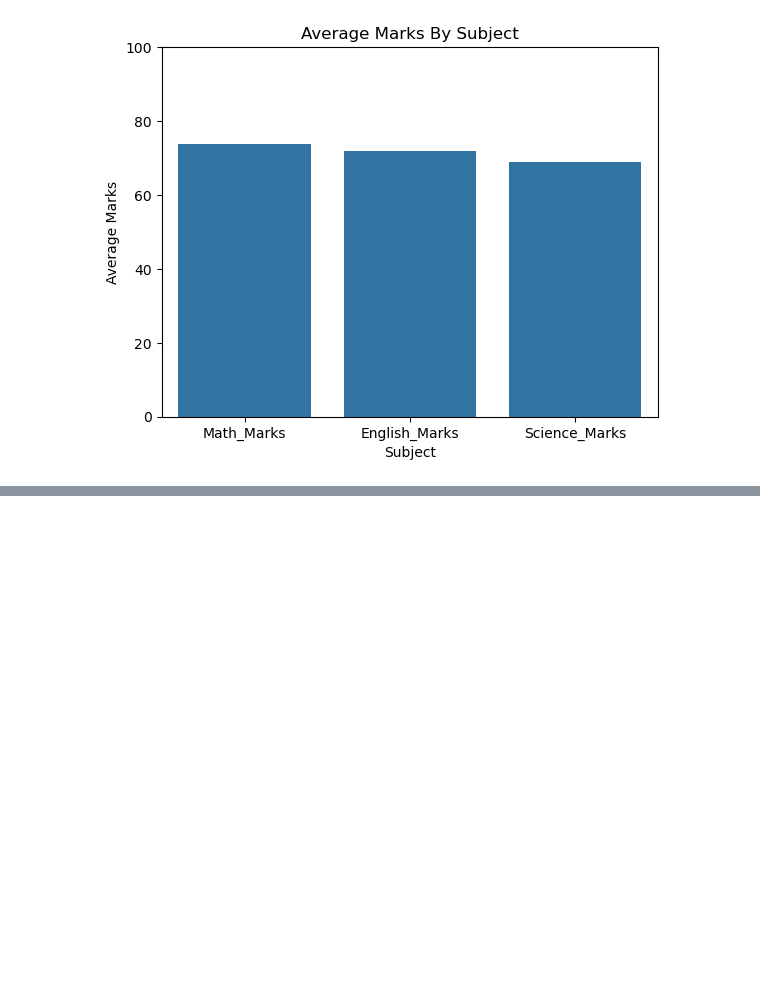
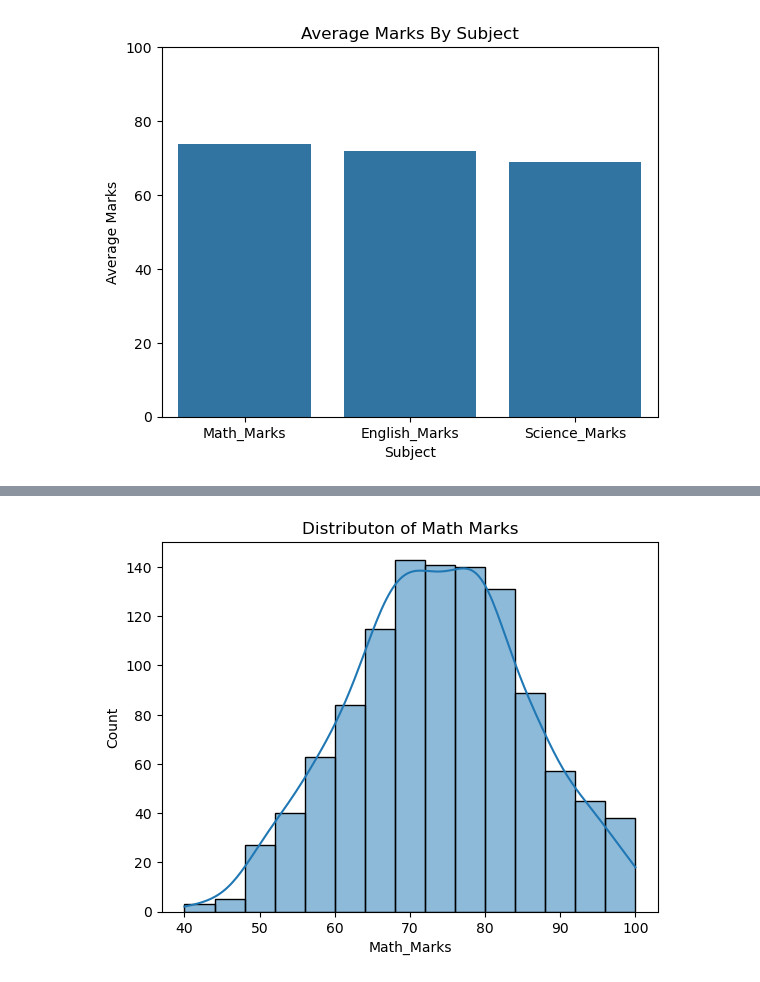
Before and after one commit to yashkumar84/Python-Codes-1, a Jupyter notebook: analysis.ipynb, the cells around one changed output, grey strips where cells are left out. Cells and saved outputs as stored; diff of their text form; code cells hidden in the pictures; blank space fills up the shorter version.

```diff
--- a/analysis.ipynb
+++ b/analysis.ipynb
@@ -465,0 +476,6 @@ plt.show()
+# %%
+sns.histplot(data=valid, x="Math_Marks" , bins=15 , kde=True)
+plt.title("Distributon of Math Marks")
+plt.show()
+# %% [output]
+[figure, added]
```
Also changed, not shown: parts of 20 cells of this notebook, 2 other files.
